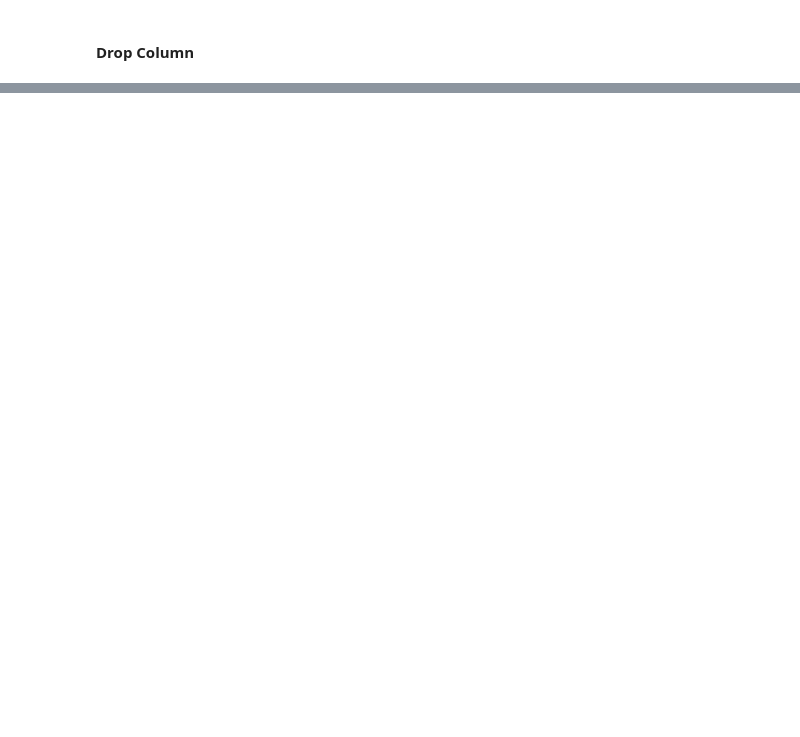
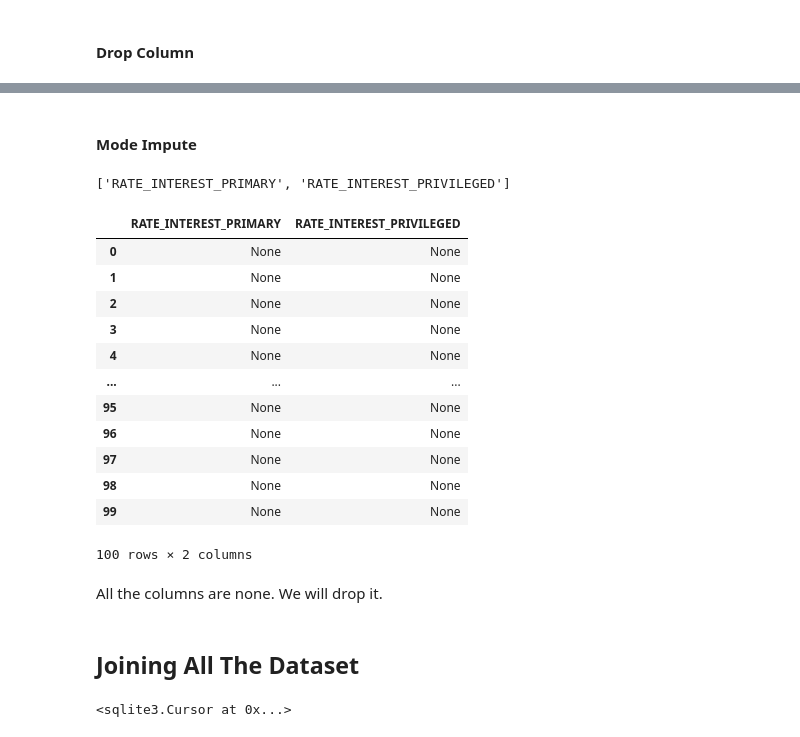
Before and after one commit to zeerafle/hci-scorecard-model, a Jupyter notebook: notebook.ipynb, the cells around one changed output, grey strips where cells are left out. Saved outputs shown, nothing was run; the diff lists cells and outputs as text; code cells hidden in the pictures; blank space fills up the shorter version.

```diff
--- a/notebook.ipynb
+++ b/notebook.ipynb
@@ -393,0 +699,7 @@ excluded_column = ['SK_ID_CURR', 'SK_ID_BUREAU']
+# %%
+missing_cols = []
+print('Column with too many missing values:')
+for column in missing_data.columns.values.tolist():
+    missing_cols.append(column) if has_too_many_missing_values(prev_df[column], prev_df) else None
+
+print(missing_cols)
@@ -393,0 +713,7 @@ excluded_column = ['SK_ID_CURR', 'SK_ID_BUREAU']
+# %%
+print('Column with numeric and continuous values:')
+numeric_cont = []
+for column in missing_data.columns.values.tolist():
+    numeric_cont.append(column) if is_numeric_and_continuous(prev_df[column]) and column not in missing_cols + excluded_columns_prev else None
+
+print(numeric_cont)
@@ -393,0 +735,33 @@ excluded_column = ['SK_ID_CURR', 'SK_ID_BUREAU']
+# %%
+for column in numeric_cont:
+    prev_df[column].fillna(prev_df[column].median(), inplace=True)
+# %% [markdown]
+#### Mode Impute
+# %%
+mode_cols = []
+for column in missing_data.columns.values.tolist():
+    mode_cols.append(column) if is_categorical(prev_df[column]) and column not in excluded_column else None
+
+print(mode_cols)
+# %% [output]
+['RATE_INTEREST_PRIMARY', 'RATE_INTEREST_PRIVILEGED']
+# %%
+prev_df[mode_cols]
+# %% [output]
+|  | RATE_INTEREST_PRIMARY | RATE_INTEREST_PRIVILEGED |
+| 0 | None | None |
+| 1 | None | None |
+| 2 | None | None |
+| 3 | None | None |
+| 4 | None | None |
+| ... | ... | ... |
+| 95 | None | None |
+| 96 | None | None |
+| 97 | None | None |
+| 98 | None | None |
+| 99 | None | None |
+100 rows × 2 columns
+# %% [markdown]
+All the columns are none. We will drop it.
+# %% [markdown]
+## Joining All The Dataset
@@ -393,0 +776,25 @@ excluded_column = ['SK_ID_CURR', 'SK_ID_BUREAU']
+# %%
+# aggregate bureau
+agg_query = """
+CREATE TEMPORARY VIEW bureau_agg AS
+SELECT
+    SK_ID_CURR,
+    COUNT(SK_ID_BUREAU) AS BUREAU_CREDIT_COUNT,
+    SUM(AMT_CREDIT_SUM) AS TOTAL_CREDIT_SUM,
+    AVG(DAYS_CREDIT) AS AVG_DAYS_CREDIT,
+    MAX(DAYS_CREDIT_ENDDATE) AS MAX_DAYS_CREDIT_ENDDATE,
+    SUM(AMT_CREDIT_SUM_OVERDUE) AS TOTAL_CREDIT_SUM_OVERDUE,
+    COUNT(DISTINCT CREDIT_TYPE) AS CREDIT_TYPE_COUNT,
+    MAX(AMT_CREDIT_MAX_OVERDUE) AS MAX_CREDIT_MAX_OVERDUE,
+    SUM(CNT_CREDIT_PROLONG) AS TOTAL_CREDIT_PROLONG,
+    SUM(CASE WHEN CREDIT_ACTIVE = 'Active' THEN 1 ELSE 0 END) AS ACTIVE_CREDIT_COUNT,
+    SUM(CASE WHEN CREDIT_ACTIVE = 'Closed' THEN 1 ELSE 0 END) AS CLOSED_CREDIT_COUNT
+FROM
+    bureau
+GROUP BY
+    SK_ID_CURR;
+"""
+
+cur.execute(agg_query)
+# %% [output]
+<sqlite3.Cursor at 0x...>
```
Also changed, not shown: parts of 81 cells of this notebook.
